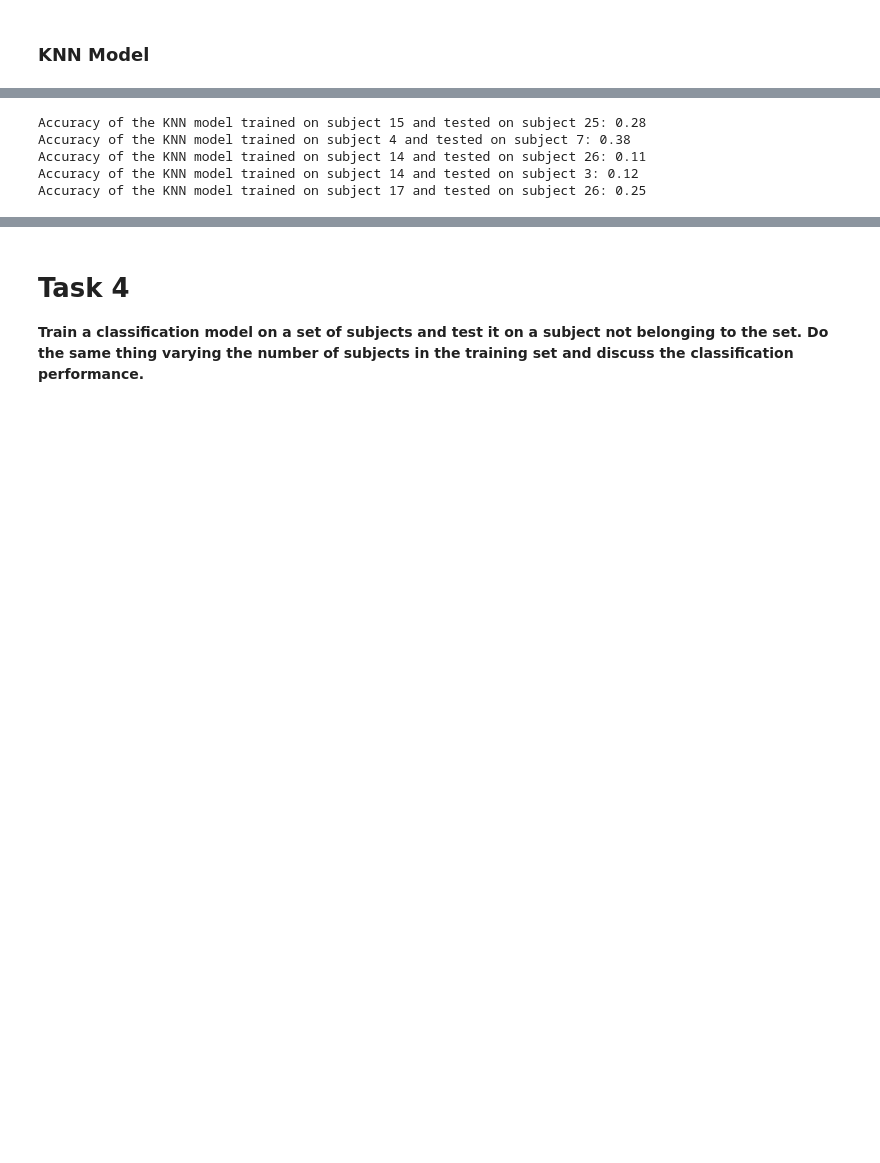
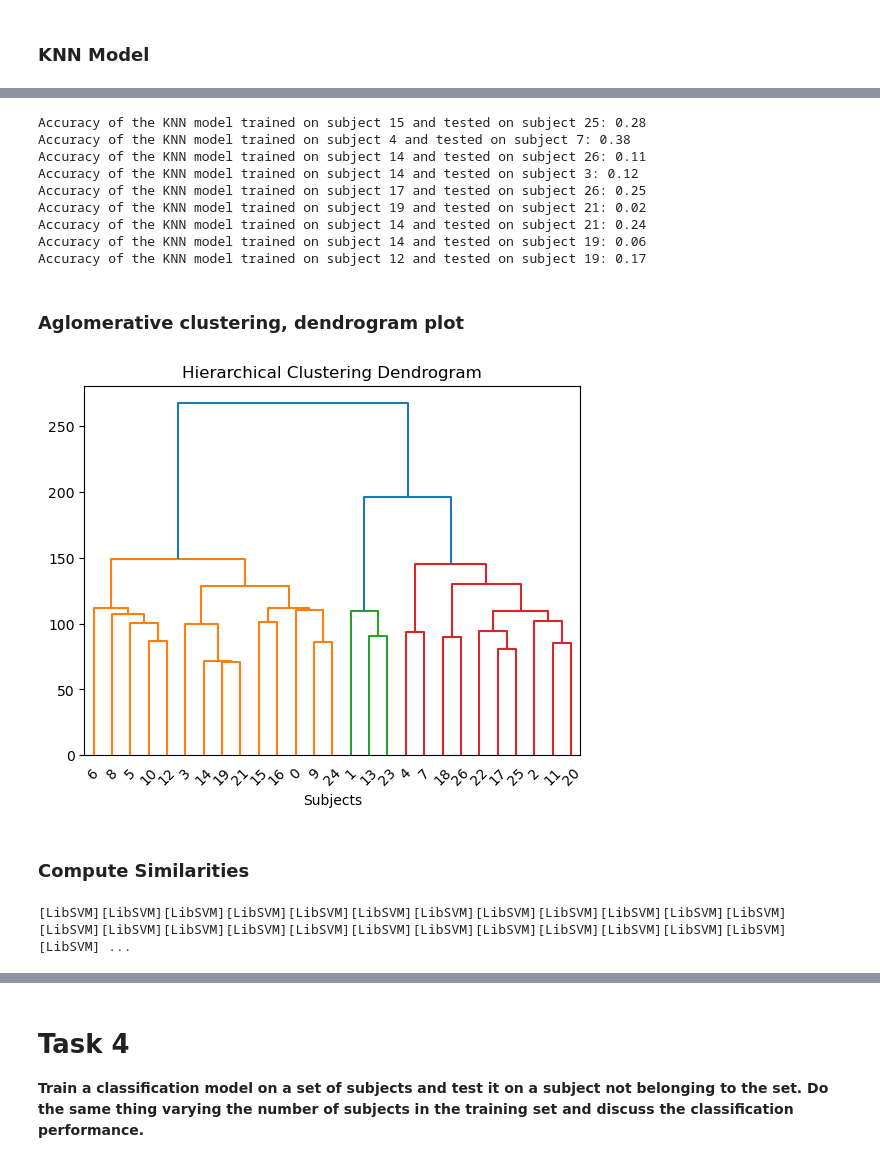
Before and after one commit to mkondracki/miniproject3, a Jupyter notebook: max_code.ipynb, the cells around one changed output, grey strips where cells are left out. Saved outputs shown, nothing was run; the diff lists cells and outputs as text; code cells hidden in the pictures; blank space fills up the shorter version.

```diff
--- a/max_code.ipynb
+++ b/max_code.ipynb
@@ -794,7 +864,7 @@ np.unravel_index(similarities_find_max.argmax(), similarities_find_max.shape)
 # %% [markdown]
 ### Training on the first subject of a pair and testing on the other
 # %%
-pairs = [(15, 25), (4, 7), (14, 26),  (14, 3),  (17, 26)]
+pairs = [(15, 25), (4, 7), (14, 26),  (14, 3),  (17, 26), (19,21), (14, 21), (14, 19), (12, 19)]
 
 
 X_train={}
@@ -868,10 +943,7 @@ error={}
 accuracaccuracy_rand_for={}
 
 for i in range(len(pairs)):
-    y_hat[i]=randomForest_model[i].predict(X_test[i])
-
-    error[i] = len(np.where((y_hat[i]-y_test[i])!=0)[0])
-    accuracaccuracy_rand_for[i] = 1-(error[i]/len(y_hat[i]))
+    accuracaccuracy_rand_for[i] = accuracy_score(y_test[i], randomForest_model[i].predict(X_test[i]))
     print("Accuracy of the KNN model trained on subject {0:d} and tested on subject {1:d}: {2:.2f}".format(pairs[i][0],pairs[i][1],accuracaccuracy_rand_for[i]))
 # %% [output]
 Accuracy of the KNN model trained on subject 15 and tested on subject 25: 0.28
@@ -879,3 +951,9 @@ Accuracy of the KNN model trained on subject 4 and tested on subject 7: 0.38
 Accuracy of the KNN model trained on subject 14 and tested on subject 26: 0.11
 Accuracy of the KNN model trained on subject 14 and tested on subject 3: 0.12
 Accuracy of the KNN model trained on subject 17 and tested on subject 26: 0.25
+Accuracy of the KNN model trained on subject 19 and tested on subject 21: 0.02
+Accuracy of the KNN model trained on subject 14 and tested on subject 21: 0.24
+Accuracy of the KNN model trained on subject 14 and tested on subject 19: 0.06
+Accuracy of the KNN model trained on subject 12 and tested on subject 19: 0.17
+# %% [markdown]
+### Aglomerative clustering, dendrogram plot
@@ -881,0 +963,40 @@ Accuracy of the KNN model trained on subject 17 and tested on subject 26: 0.25
+# %%
+X=np.zeros((27, 16800))
+for n in range(n_subj):
+    X[n]=emg_features_norm[n].flatten().T
+# %%
+def plot_dendrogram(model, **kwargs):
+    # Create linkage matrix and then plot the dendrogram
+
+    # create the counts of samples under each node
+    counts = np.zeros(model.children_.shape[0])
+    n_samples = len(model.labels_)
+    for i, merge in enumerate(model.children_):
+        current_count = 0
+        for child_idx in merge:
+            if child_idx < n_samples:
+                current_count += 1  # leaf node
+            else:
+                current_count += counts[child_idx - n_samples]
+        counts[i] = current_count
+
+    linkage_matrix = np.column_stack(
+        [model.children_, model.distances_, counts]
+    ).astype(float)
+
+    # Plot the corresponding dendrogram
+    dendrogram(linkage_matrix, **kwargs)
+# %%
+# setting distance_threshold=0 ensures we compute the full tree.
+model = AgglomerativeClustering(distance_threshold=0, n_clusters=None)
+
+model = model.fit(X)
+plt.title("Hierarchical Clustering Dendrogram")
+# plot the top three levels of the dendrogram
+plot_dendrogram(model, truncate_mode="level", p=7)
+plt.xlabel("Subjects")
+plt.show()
+# %% [output]
+[figure, added]
+# %% [markdown]
+### Compute Similarities
@@ -881,0 +1052,14 @@ Accuracy of the KNN model trained on subject 17 and tested on subject 26: 0.25
+# %%
+clf={}
+
+clf[0]={}
+for i in range(len(pairs_dict[0])):
+    clf[0][i] = svm.SVC(kernel='linear', verbose=True)
+    clf[0][i].fit(X_train[0][i], y_train[0][i])
+
+clf[1]={}
+for i in range(len(pairs_dict[1])):
+    clf[1][i] = svm.SVC(kernel='linear', verbose=True)
+    clf[1][i].fit(X_train[1][i], y_train[1][i])
+# %% [output]
+[LibSVM][LibSVM][LibSVM][LibSVM][LibSVM][LibSVM][LibSVM][LibSVM][LibSVM][LibSVM][LibSVM][LibSVM][LibSVM][LibSVM][LibSVM][LibSVM][LibSVM][LibSVM][LibSVM][LibSVM][LibSVM][LibSVM][LibSVM][LibSVM][LibSVM] ...
```
Also changed, not shown: parts of 52 cells of this notebook.
